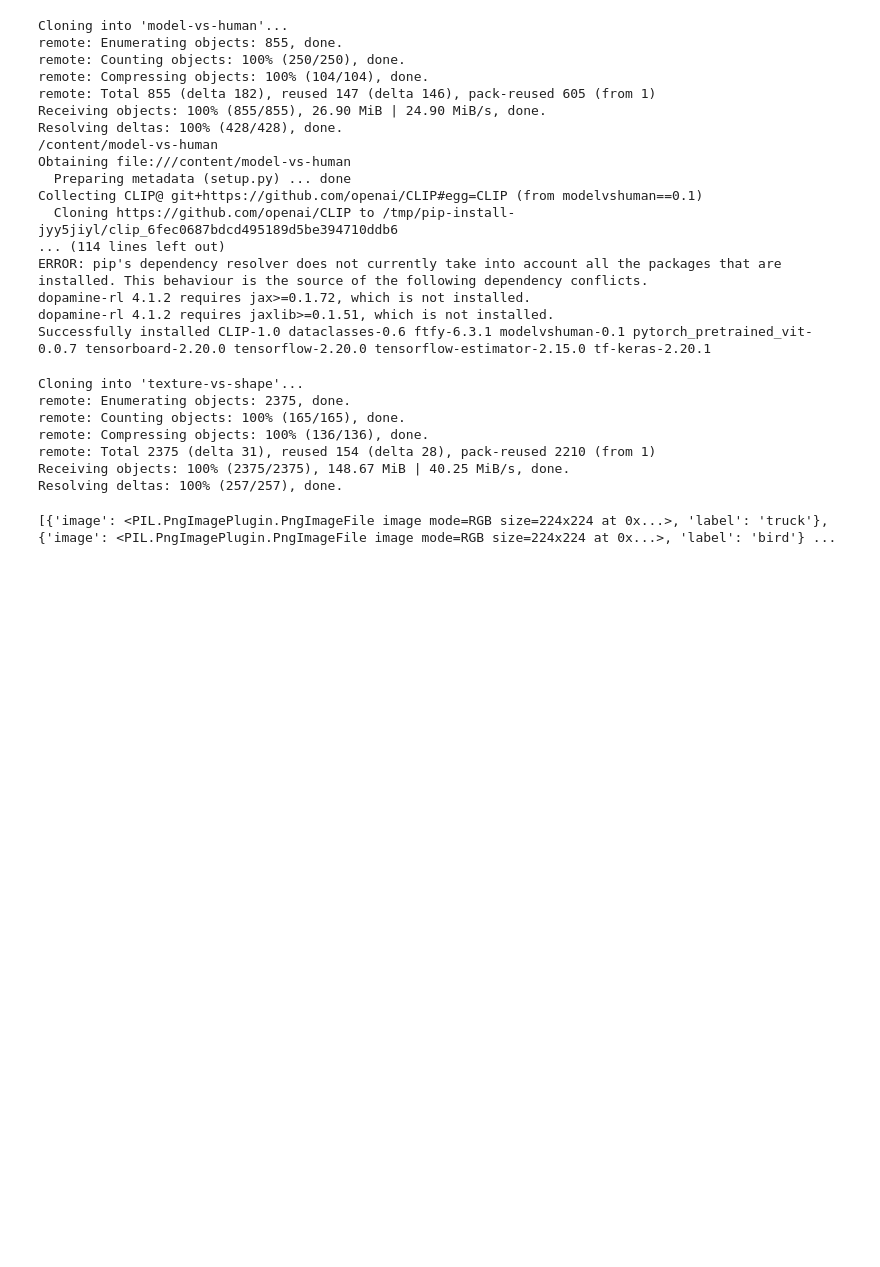
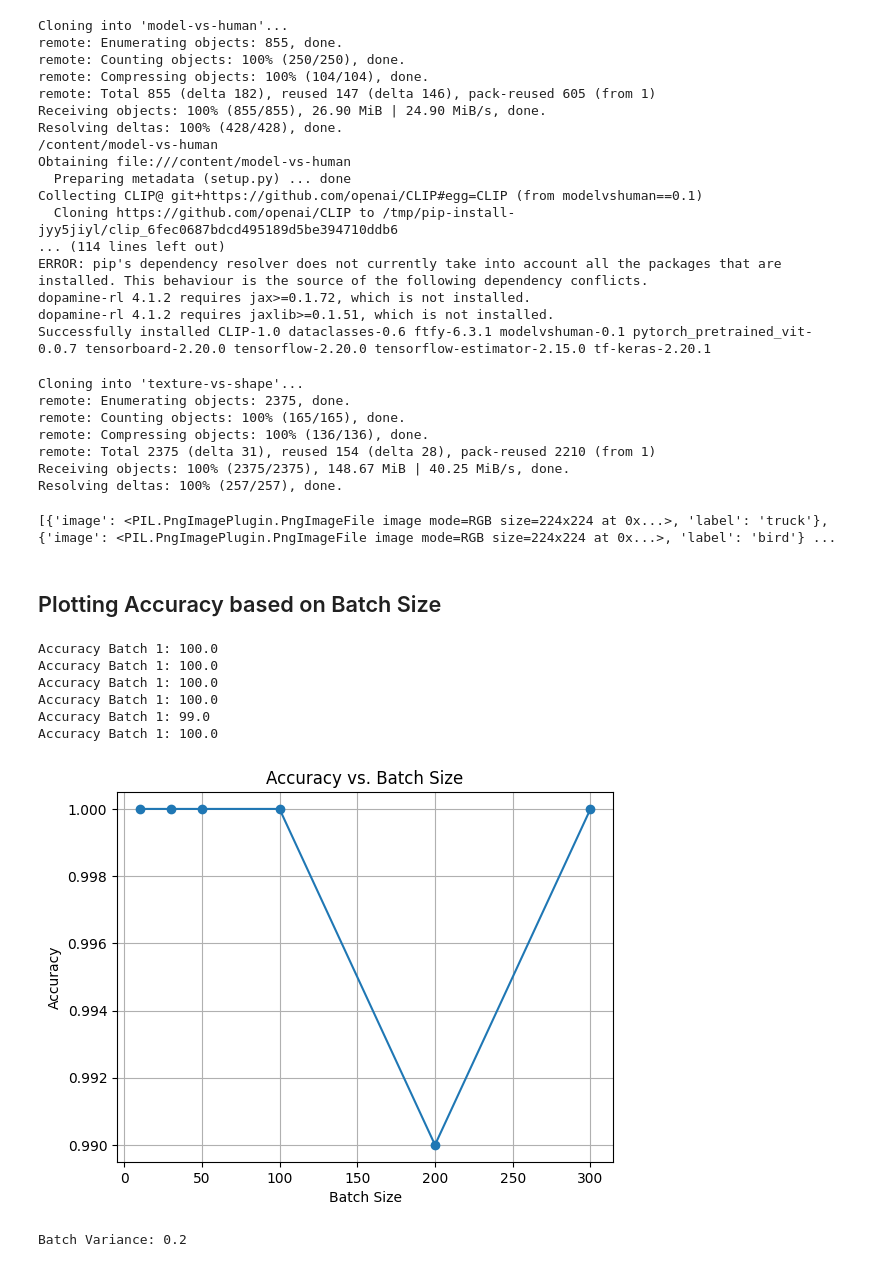
Before and after one commit to superasymmetry/CPSY1291_finalproject, a Jupyter notebook: CPSY1291_FinalProject.ipynb, the cells around one changed output. Drawn from its saved outputs; the diff is of its cells as text; code cells hidden in the pictures; blank space fills up the shorter version.

```diff
--- a/CPSY1291_FinalProject.ipynb
+++ b/CPSY1291_FinalProject.ipynb
@@ -407,5 +243,0 @@ print(final_acc)
-# %%
-accuracy = correct/len(new_ds["validation"])
-
-final_acc = accuracy * 100
-print(final_acc)
@@ -414,17 +243,0 @@ print(final_acc)
-# %%
-
-#testing harmonized vgg16 on 1 filtered images in validation
-correct = 0
-
-for i in range(1):
-  ground_truth = labels_imagenette[new_ds["validation"][12]["label"]]
-  img_preprocessed = preprocess_im(new_ds["validation"][12]["image"]).permute(1, 2, 0).unsqueeze(0)
-  out = model.predict(img_preprocessed)
-  predicted_labels = decode_preds(out,labels_imagenette)
-  if predicted_labels[0] == ground_truth:
-    correct += 1
-
-accuracy = correct/1
-
-final_acc = accuracy * 100
-print(final_acc)
@@ -545,4 +370,4 @@ def createManipulatedDataset(ds, set_names, batch_size, threshold):
     Dataset.from_list(new_ds[set_name])
   return new_ds
 # %%
-manipulated_ds = createManipulatedDataset(new_ds, ["validation"], 100, 0.005)
+manipulated_ds = createManipulatedDataset(new_ds, ["validation"], 200, 0.45)
@@ -686,3 +491,27 @@ dataset_dict = createStylizedDataset(root, num_samples=20)
 print(dataset_dict)
 # %% [output]
 [{'image': <PIL.PngImagePlugin.PngImageFile image mode=RGB size=224x224 at 0x...>, 'label': 'truck'}, {'image': <PIL.PngImagePlugin.PngImageFile image mode=RGB size=224x224 at 0x...>, 'label': 'bird'} ...
+# %% [markdown]
+## Plotting Accuracy based on Batch Size
+# %%
+def plot_accuracy_unharmonized(dataset, model, num_batches, batch_sizes):
+  accuracy_unharmonized = []
+  for batch_size in batch_sizes:
+    final_acc = unharmonized_acc(dataset, model, num_batches=num_batches, batchsize=batch_size)
+    accuracy_unharmonized.append(final_acc[0])
+  plt.plot(batch_sizes, accuracy_unharmonized, marker='o')
+  plt.xlabel('Batch Size')
+  plt.ylabel('Accuracy')
+  plt.title('Accuracy vs. Batch Size (unharmonized)')
+  plt.grid(True)
+  plt.show()
+
+plot_accuracy_unharmonized(new_ds["validation"], vgg16, 1, [10,30,50,100,200,300])
+# %% [output]
+Accuracy Batch 1: 100.0
+Accuracy Batch 1: 100.0
+Accuracy Batch 1: 100.0
+Accuracy Batch 1: 100.0
+Accuracy Batch 1: 99.0
+Accuracy Batch 1: 100.0
+[figure, added]
@@ -688,0 +532,4 @@ print(dataset_dict)
+# %%
+print( 'Batch Variance: ' + str(statistics.variance([100,100,100,99,100])))
+# %% [output]
+Batch Variance: 0.2
```
Also changed, not shown: parts of 37 cells of this notebook.
